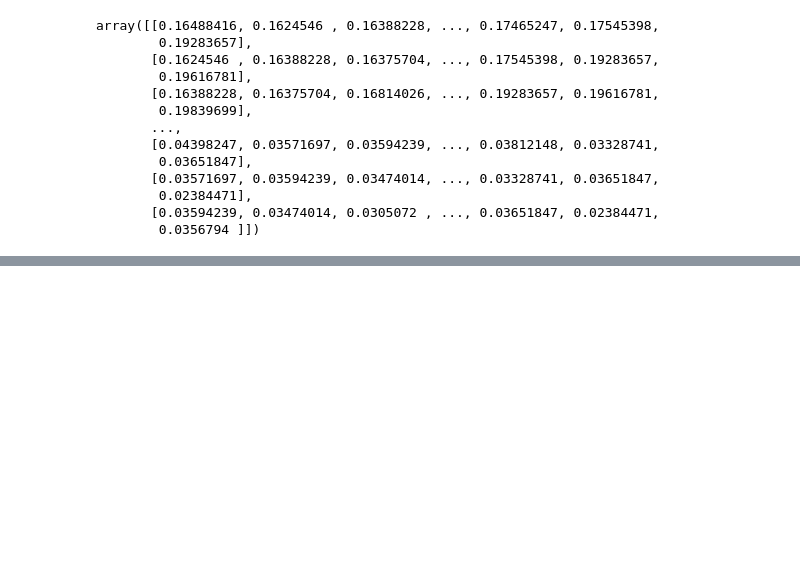
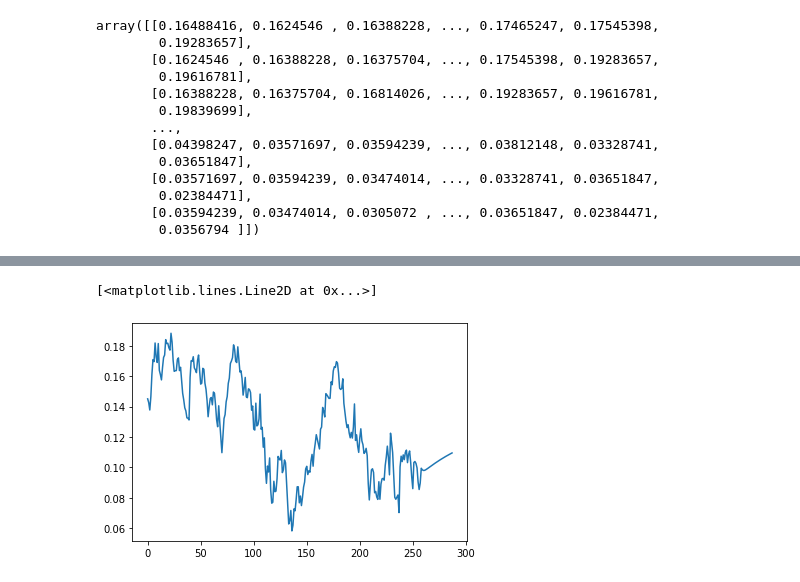
Before and after one commit to sinchan-s/time-series-analysis, a Jupyter notebook: tsa-lstm.ipynb, the cells around one changed output, grey strips where cells are left out. Saved outputs shown, nothing was run; the diff lists cells and outputs as text; code cells hidden in the pictures; blank space fills up the shorter version.

```diff
--- a/tsa-lstm.ipynb
+++ b/tsa-lstm.ipynb
@@ -178,0 +239,3 @@ plt.show()
+# %%
+df2 = df1.tolist()
+df2.extend(lst_output)
@@ -178,0 +248,5 @@ plt.show()
+# %%
+plt.plot(df2[1000:])
+# %% [output]
+[<matplotlib.lines.Line2D at 0x...>]
+[figure, added]
```
Also changed, not shown: parts of 17 cells of this notebook.
